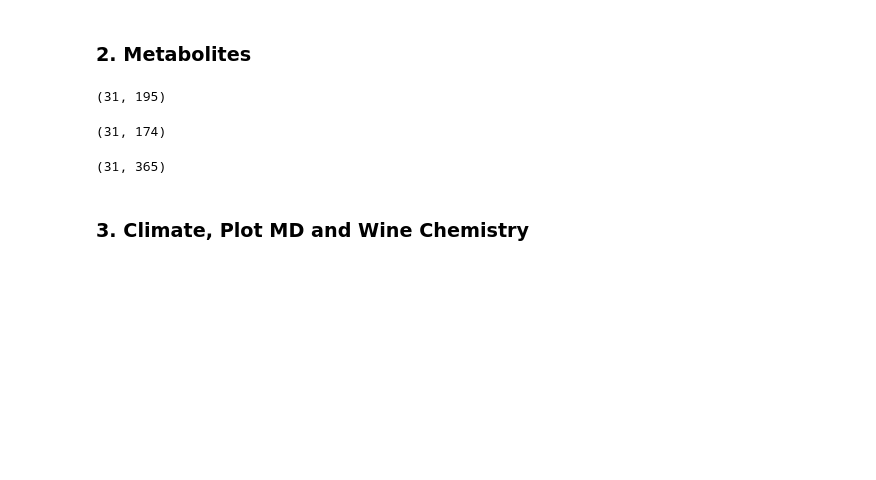
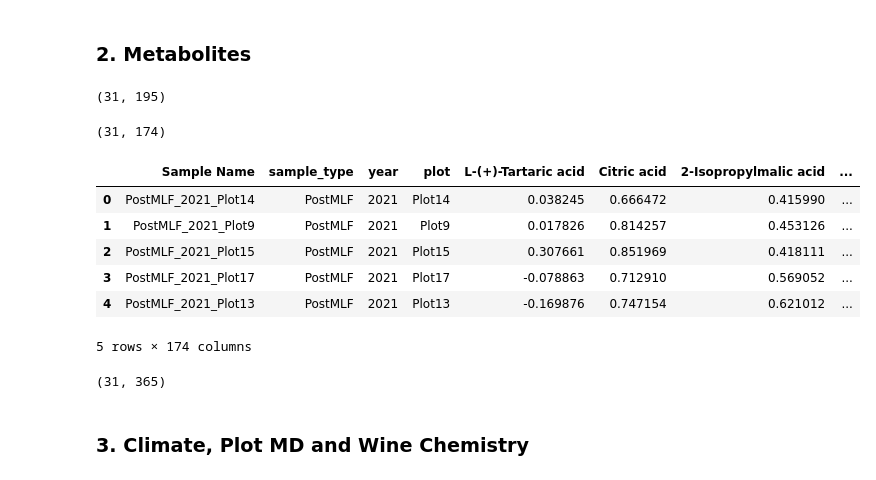
Before and after one commit to bokulich-publications/microterroir, a Jupyter notebook: Metabolomics/LC-MS/04_PostMFL_MFA_LCMS2_FunBac_GC.ipynb, the cells around one changed output. Cells and saved outputs as stored; diff of their text form; code cells hidden in the pictures; blank space fills up the shorter version.

```diff
--- a/Metabolomics/LC-MS/04_PostMFL_MFA_LCMS2_FunBac_GC.ipynb
+++ b/Metabolomics/LC-MS/04_PostMFL_MFA_LCMS2_FunBac_GC.ipynb
@@ -75,6 +75,16 @@ postMLF_df_Neg = df_wMetadata_cleaned_collapsed[df_wMetadata_cleaned_collapsed['
 postMLF_df_Neg.shape
 # %% [output]
 (31, 174)
+# %%
+postMLF_df_Neg.head()
+# %% [output]
+|  | Sample Name | sample_type | year | plot | L-(+)-Tartaric acid | Citric acid | 2-Isopropylmalic acid | ... |
+| 0 | PostMLF_2021_Plot14 | PostMLF | 2021 | Plot14 | 0.038245 | 0.666472 | 0.415990 | ... |
+| 1 | PostMLF_2021_Plot9 | PostMLF | 2021 | Plot9 | 0.017826 | 0.814257 | 0.453126 | ... |
+| 2 | PostMLF_2021_Plot15 | PostMLF | 2021 | Plot15 | 0.307661 | 0.851969 | 0.418111 | ... |
+| 3 | PostMLF_2021_Plot17 | PostMLF | 2021 | Plot17 | -0.078863 | 0.712910 | 0.569052 | ... |
+| 4 | PostMLF_2021_Plot13 | PostMLF | 2021 | Plot13 | -0.169876 | 0.747154 | 0.621012 | ... |
+5 rows × 174 columns
 # %%
 postMLF_df_all = pd.merge(postMLF_df_Pos, postMLF_df_Neg, on=('Sample Name', 'sample_type', 'year', 'plot'), how='outer')
 postMLF_df_all.shape
```
Also changed, not shown: 5 other files.
